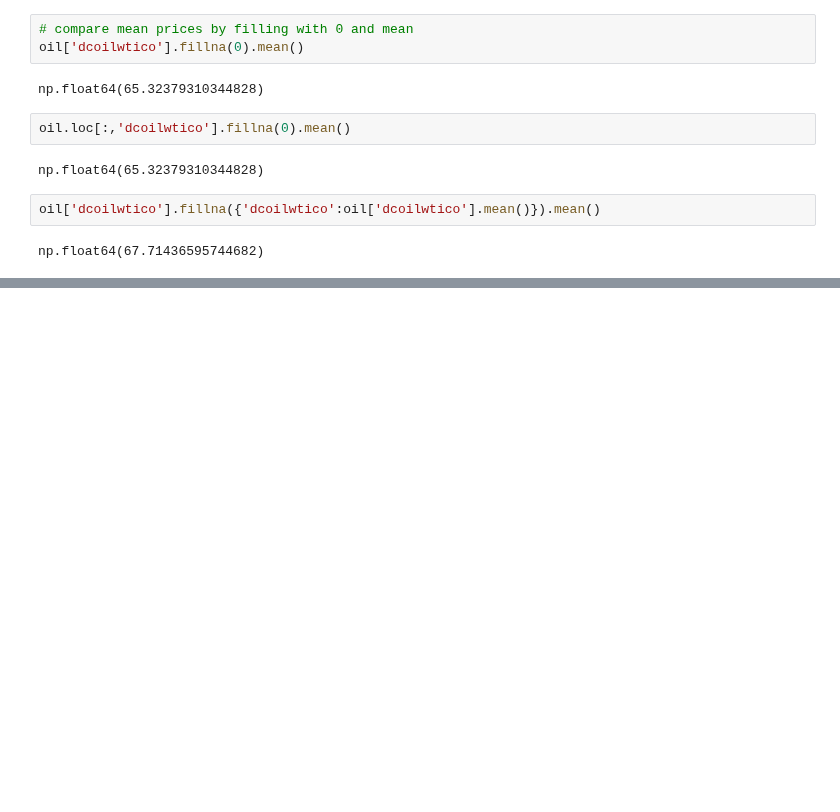
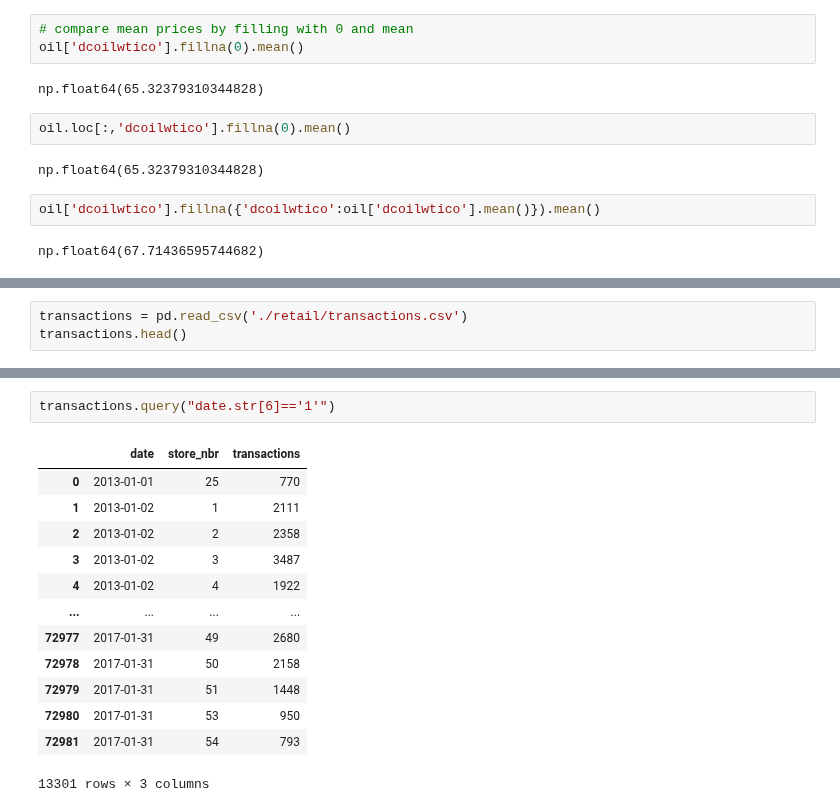
Before and after one commit to arunadas/effective-pandas, a Jupyter notebook: l_python_pandas/dataframes.ipynb, the cells around one changed output, grey strips where cells are left out. Cells and saved outputs as stored; diff of their text form; blank space fills up the shorter version.

```diff
--- a/l_python_pandas/dataframes.ipynb
+++ b/l_python_pandas/dataframes.ipynb
@@ -1027,0 +1184,3 @@ np.float64(67.71436595744682)
+# %%
+transactions = pd.read_csv('./retail/transactions.csv')
+transactions.head()
@@ -1027,0 +1194,16 @@ np.float64(67.71436595744682)
+# %%
+transactions.query("date.str[6]=='1'")
+# %% [output]
+|  | date | store_nbr | transactions |
+| 0 | 2013-01-01 | 25 | 770 |
+| 1 | 2013-01-02 | 1 | 2111 |
+| 2 | 2013-01-02 | 2 | 2358 |
+| 3 | 2013-01-02 | 3 | 3487 |
+| 4 | 2013-01-02 | 4 | 1922 |
+| ... | ... | ... | ... |
+| 72977 | 2017-01-31 | 49 | 2680 |
+| 72978 | 2017-01-31 | 50 | 2158 |
+| 72979 | 2017-01-31 | 51 | 1448 |
+| 72980 | 2017-01-31 | 53 | 950 |
+| 72981 | 2017-01-31 | 54 | 793 |
+13301 rows × 3 columns
```
Also changed, not shown: parts of 34 cells of this notebook.
